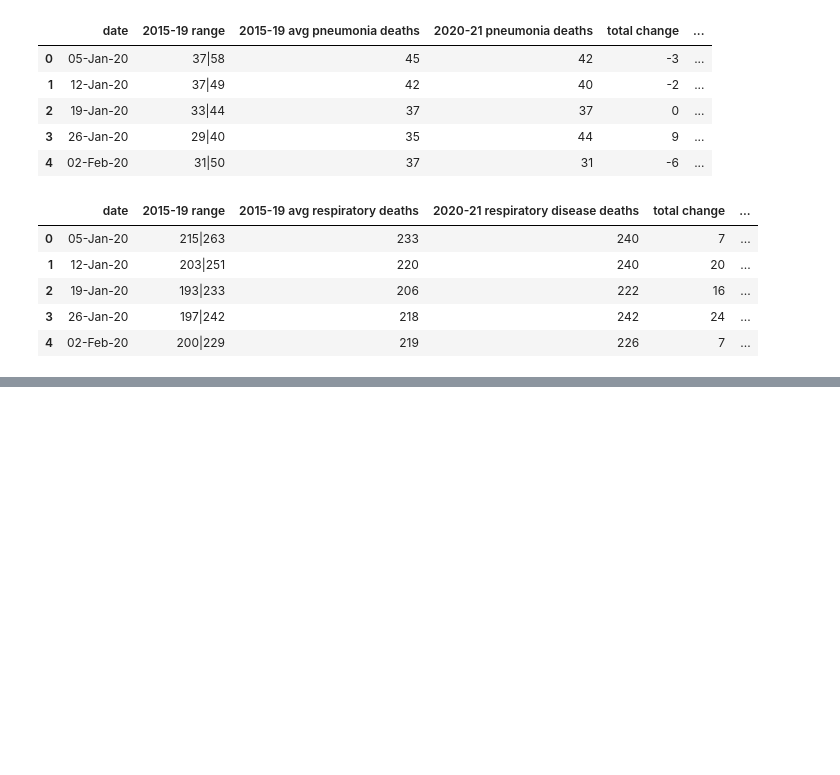
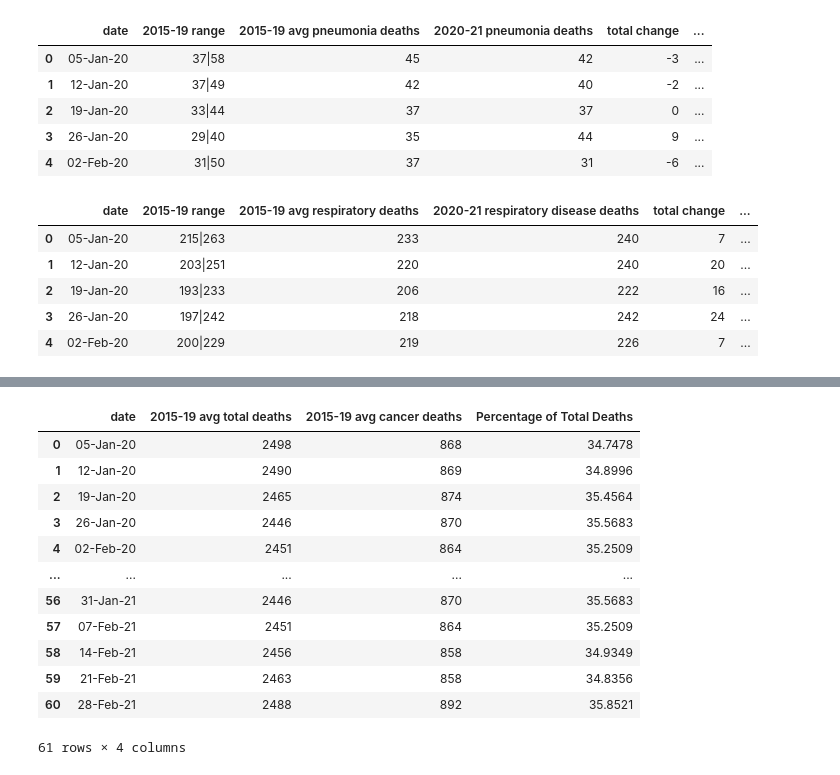
Before and after one commit to JackXinPan/ETL-Project, a Jupyter notebook: SQL/py.ipynb, the cells around one changed output, grey strips where cells are left out. Saved outputs shown, nothing was run; the diff lists cells and outputs as text; code cells hidden in the pictures; blank space fills up the shorter version.

```diff
--- a/SQL/py.ipynb
+++ b/SQL/py.ipynb
@@ -16,7 +16,7 @@ from sqlalchemy import Column, Integer, String, Float
 # %%
 # Create a connection to a SQLite database
 
-engine = create_engine(f'postgresql://{username}:{password}@localhost:5432/ETL_DB')
+engine = create_engine(f'postgresql://{username}:{password}@localhost:5432/ETL')
 # %%
 conn = engine.connect()
 # %%
@@ -40,0 +32,3 @@ total_data.head()
+# %%
+total_data['COVID-19 new infections'] = total_data['COVID-19 new infections'].fillna(0).astype(int)
+total_data.head()
@@ -41,18 +42,18 @@ total_data.head()
 # %%
 # dropping redundant columns
-total_data = total_data.drop(['COVID-19 new infections'], axis=1)
+new_total_data = total_data.drop(['COVID-19 new infections'], axis=1)
 
 #cleaning total_data table
 #adding new columns of total and percent change
-total_data['total change'] = total_data['2020-21 deaths'] - total_data['2015-19 average deaths']
-total_data['percent total change'] = (total_data['2020-21 deaths'] / total_data['2015-19 average deaths']) * 100 - 100
-total_data = total_data.round(2)
+new_total_data['total change'] = new_total_data['2020-21 deaths'] - new_total_data['2015-19 average deaths']
+new_total_data['percent total change'] = (new_total_data['2020-21 deaths'] / new_total_data['2015-19 average deaths']) * 100 - 100
+new_total_data = new_total_data.round(2)
 
 #renaming columns for future joins
-total_data = total_data.rename({'2015-19 average deaths': '2015-19 avg total deaths',
+new_total_data = new_total_data.rename({'2015-19 average deaths': '2015-19 avg total deaths',
                                '2020-21 deaths': '2020-21 total deaths'}, axis=1)
 
-total_data.head()
+new_total_data.head()
 # %% [output]
 |  | date | 2015-19 range | 2015-19 avg total deaths | 2020-21 total deaths | total change | ... |
 | 0 | 05-Jan-20 | 2452|2573 | 2498 | 2498 | 0 | ... |
@@ -214,0 +312,5 @@ respiratory_data.head()
+# %%
+data = [cancer_data['date'], new_total_data['2015-19 avg total deaths'], cancer_data['2015-19 avg cancer deaths']]
+cancer_data_2015_19 = pd.DataFrame(data)
+cancer_data_2015_19 = cancer_data_2015_19.T
+cancer_data_2015_19
@@ -214,0 +331,17 @@ respiratory_data.head()
+# %%
+cancer_data_2015_19['Percentage of Total Deaths'] = (cancer_data_2015_19['2015-19 avg cancer deaths'] / cancer_data_2015_19['2015-19 avg total deaths']) * 100
+cancer_data_2015_19
+# %% [output]
+|  | date | 2015-19 avg total deaths | 2015-19 avg cancer deaths | Percentage of Total Deaths |
+| 0 | 05-Jan-20 | 2498 | 868 | 34.7478 |
+| 1 | 12-Jan-20 | 2490 | 869 | 34.8996 |
+| 2 | 19-Jan-20 | 2465 | 874 | 35.4564 |
+| 3 | 26-Jan-20 | 2446 | 870 | 35.5683 |
+| 4 | 02-Feb-20 | 2451 | 864 | 35.2509 |
+| ... | ... | ... | ... | ... |
+| 56 | 31-Jan-21 | 2446 | 870 | 35.5683 |
+| 57 | 07-Feb-21 | 2451 | 864 | 35.2509 |
+| 58 | 14-Feb-21 | 2456 | 858 | 34.9349 |
+| 59 | 21-Feb-21 | 2463 | 858 | 34.8356 |
+| 60 | 28-Feb-21 | 2488 | 892 | 35.8521 |
+61 rows × 4 columns
```
Also changed, not shown: parts of 38 cells of this notebook.
